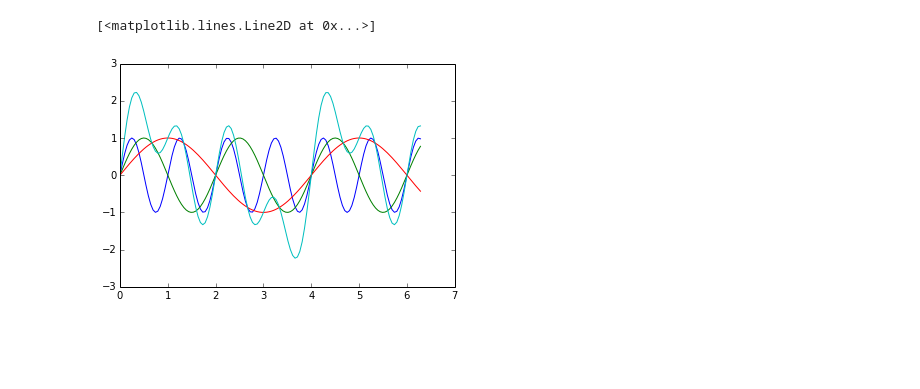
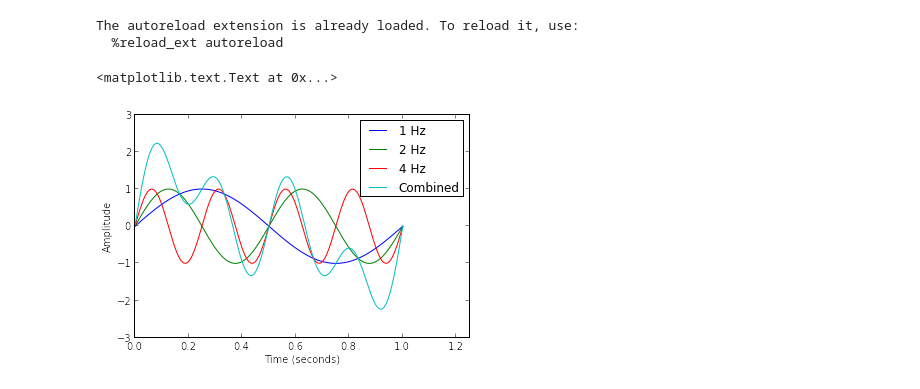
Before and after one commit to rnowling/notebooks, a Jupyter notebook: notebooks/Introduction to FFTs.ipynb, the cells around one changed output. Cells and saved outputs as stored; diff of their text form; code cells hidden in the pictures; blank space fills up the shorter version.

```diff
--- a/notebooks/Introduction to FFTs.ipynb
+++ b/notebooks/Introduction to FFTs.ipynb
@@ -12,24 +27,29 @@ The frequency $$f = 1 / T $$.
 # %%
 %load_ext autoreload
 %autoreload 2
 %matplotlib inline
 import matplotlib.pyplot as plt
 import numpy as np
 
-ts = np.linspace(0., 2. * np.pi, num=128)
-w_1 = 2. * np.pi / 1.
-w_2 = 2. * np.pi / 2.
-w_4 = 2. * np.pi / 4.
-x_1 = np.sin(w_1 * ts)
-x_2 = np.sin(w_2 * ts)
-x_4 = np.sin(w_4 * ts)
+n_samples = 128
 
-plt.plot(ts, x_1)
-plt.plot(ts, x_2)
-plt.plot(ts, x_4)
-plt.plot(ts, x_1 + x_2 + x_4)
-plt.xlabel("Time")
-ply.ylabel("Amplitude")
+# time, in seconds
+ts = np.linspace(0., 1., num=n_samples)
+x_1 = np.sin(2. * np.pi * 1. * ts)
+x_2 = np.sin(2. * np.pi * 2. * ts)
+x_4 = np.sin(2. * np.pi * 4. * ts)
+
+plt.plot(ts, x_1, label="1 Hz")
+plt.plot(ts, x_2, label="2 Hz")
+plt.plot(ts, x_4, label="4 Hz")
+plt.plot(ts, x_1 + x_2 + x_4, label="Combined")
+plt.legend()
+plt.xlim([0., 1.25])
+plt.ylim([-3., 3.])
+plt.xlabel("Time (seconds)")
+plt.ylabel("Amplitude")
 # %% [output]
-[<matplotlib.lines.Line2D at 0x...>]
+The autoreload extension is already loaded. To reload it, use:
+  %reload_ext autoreload
+<matplotlib.text.Text at 0x...>
-[figure, old version]
+[figure, new version]
```
Also changed, not shown: parts of 25 cells of this notebook, 10 other files.
